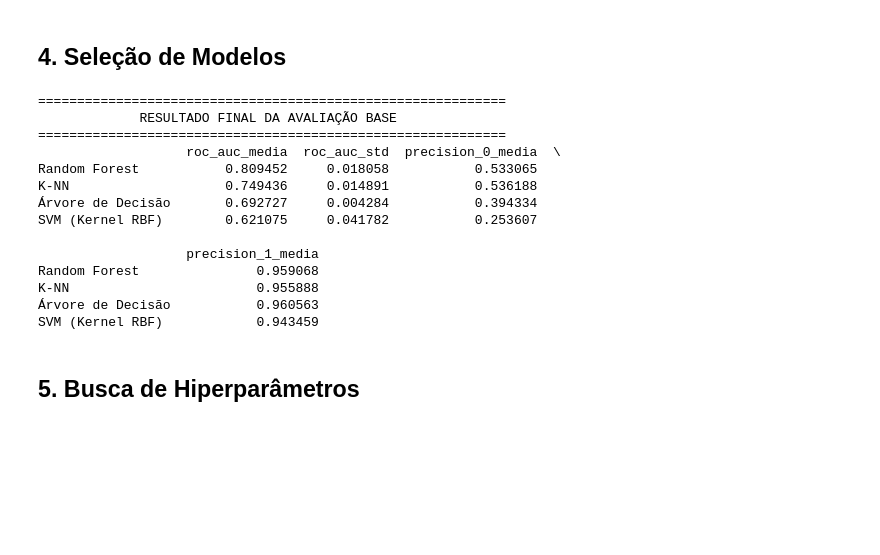
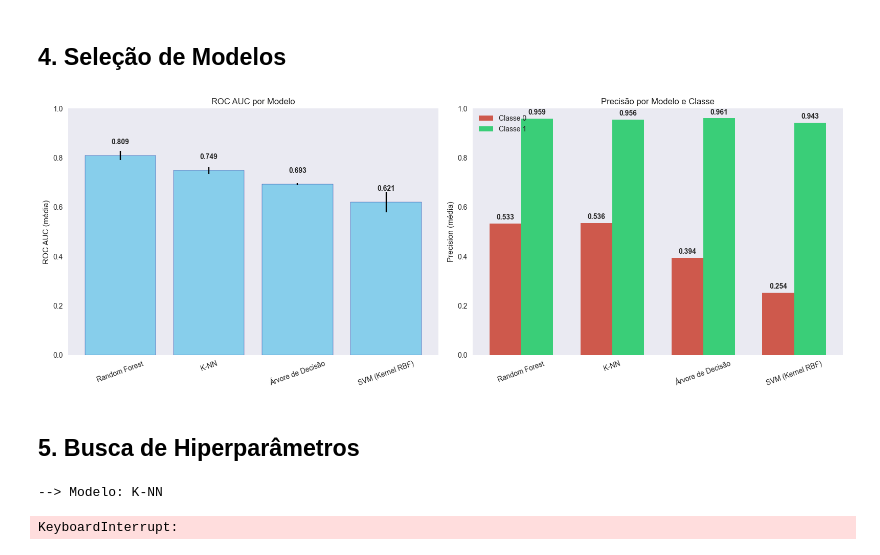
Before and after one commit to Eduardocin/employee-access-predictor, a Jupyter notebook: projeto.ipynb, the cells around one changed output. Cells and saved outputs as stored; diff of their text form; code cells hidden in the pictures; blank space fills up the shorter version.

```diff
--- a/projeto.ipynb
+++ b/projeto.ipynb
@@ -828,26 +828,45 @@ for name, model in models.items():
 # %%
 results_df = pd.DataFrame(results).T
 results_df = results_df.sort_values(by='roc_auc_media', ascending=False)
 
-print("\n" + "=" * 60)
-print("             RESULTADO FINAL DA AVALIAÇÃO BASE")
-print("=" * 60)
-print(results_df)
+fig, axes = plt.subplots(1, 2, figsize=(16, 6))
+# Gráfico 1: ROC AUC por modelo
+bars1 = axes[0].bar(results_df.index, results_df['roc_auc_media'], yerr=results_df['roc_auc_std'], color='skyblue', edgecolor='darkblue')
+axes[0].set_ylabel('ROC AUC (média)')
+axes[0].set_title('ROC AUC por Modelo')
+axes[0].set_ylim(0, 1)
+axes[0].set_xticks(np.arange(len(results_df.index)))
+axes[0].set_xticklabels(results_df.index, rotation=20)
+axes[0].grid(False)
+for bar in bars1:
+    height = bar.get_height()
+    axes[0].text(bar.get_x() + bar.get_width()/2., height + 0.04, f'{height:.3f}', ha='center', va='bottom', fontweight='bold', fontsize=10)
+
+
+
+# Gráfico 2: Precision por modelo
+x = np.arange(len(results_df))
+width = 0.35
+bars2_0 = axes[1].bar(x - width/2, results_df['precision_0_media'], width, label='Classe 0', color='#CE594C')
+bars2_1 = axes[1].bar(x + width/2, results_df['precision_1_media'], width, label='Classe 1', color='#3ACE78')
+axes[1].set_xticks(x)
+axes[1].set_xticklabels(results_df.index, rotation=20)
+axes[1].set_ylabel('Precision (média)')
+axes[1].set_title('Precisão por Modelo e Classe')
+axes[1].set_ylim(0, 1)
+axes[1].legend(loc='upper left')
+axes[1].grid(False)
+for bar in bars2_0:
+    height = bar.get_height()
+    axes[1].text(bar.get_x() + bar.get_width()/2., height + 0.01, f'{height:.3f}', ha='center', va='bottom', fontweight='bold', fontsize=10)
+for bar in bars2_1:
+    height = bar.get_height()
+    axes[1].text(bar.get_x() + bar.get_width()/2., height + 0.01, f'{height:.3f}', ha='center', va='bottom', fontweight='bold', fontsize=10)
+
+plt.tight_layout()
+plt.show()
 # %% [output]
-============================================================
-             RESULTADO FINAL DA AVALIAÇÃO BASE
-============================================================
-                   roc_auc_media  roc_auc_std  precision_0_media  \
-Random Forest           0.809452     0.018058           0.533065
-K-NN                    0.749436     0.014891           0.536188
-Árvore de Decisão       0.692727     0.004284           0.394334
-SVM (Kernel RBF)        0.621075     0.041782           0.253607
-
-                   precision_1_media
-Random Forest               0.959068
-K-NN                        0.955888
-Árvore de Decisão           0.960563
-SVM (Kernel RBF)            0.943459
+[figure, added]
 # %% [markdown]
 ## 5. Busca de Hiperparâmetros
 # %%
@@ -895,21 +914,21 @@ for name, model in models.items():
         continue
 
     # Cria o pipeline para o modelo atual
-    pipeline = create_pipeline_sklearn(model)
+    pipeline = create_pipeline(model)
 
     # Configura e executa o RandomizedSearchCV
     random_search = RandomizedSearchCV(
         estimator=pipeline,
         param_distributions=param_distributions[name],
-        n_iter=20,
-        cv=5,
+        n_iter=30,
+        cv=10,
         scoring='roc_auc',
-        n_jobs=-1,
+        n_jobs=1,
         random_state=42,
-        verbose=0 # Mude para 1 se quiser ver o log detalhado
+        verbose=0
     )
 
-    random_search.fit(X_train, y_train)
+    random_search.fit(X_train_clean, y_train)
 
     # Armazena os resultados
     search_results[name] = {
@@ -919,6 +938,9 @@ for name, model in models.items():
     }
     print(f"    Melhor ROC AUC (CV): {random_search.best_score_:.4f}")
     print("-" * 70)
+# %% [output]
+--> Modelo: K-NN
+KeyboardInterrupt:
 # %%
 # Criando um DataFrame para facilitar a visualização
 summary_data = []
```
Also changed, not shown: parts of 1 cell of this notebook.
